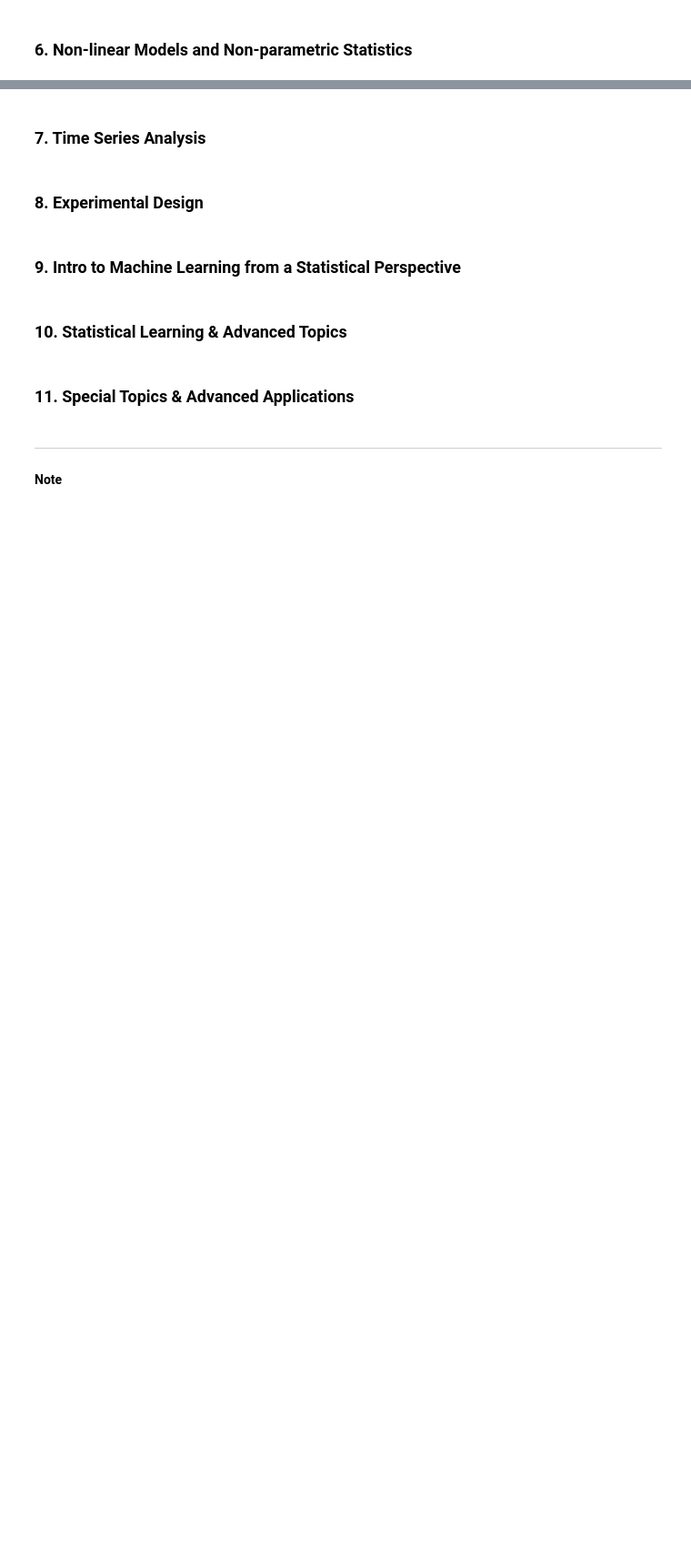
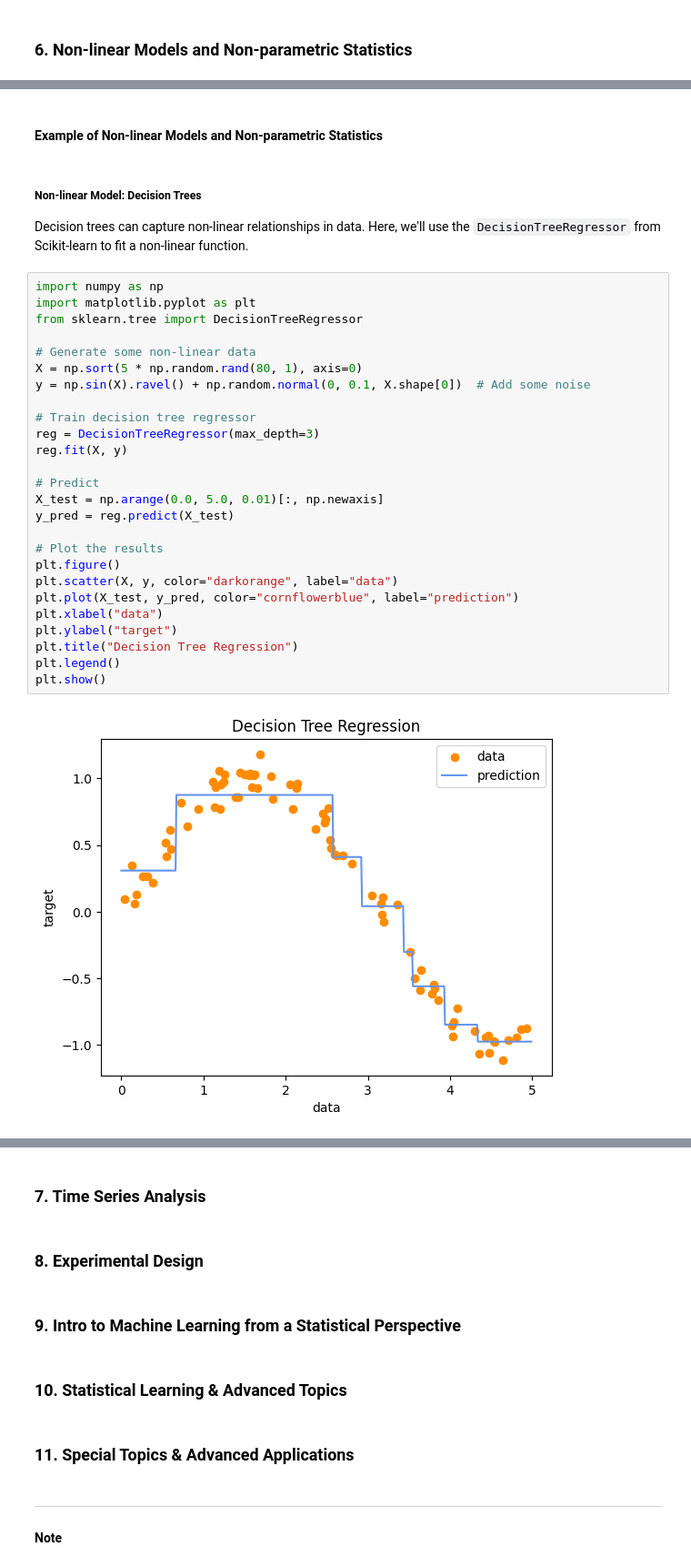
Before and after one commit to natapone/learning_ai_by_coding, a Jupyter notebook: 1-4_statistic.ipynb, the cells around one changed output, grey strips where cells are left out. Shown at 91% size. Saved outputs shown, nothing was run; the diff lists cells and outputs as text; blank space fills up the shorter version.

Commit message:
non linear model

```diff
--- a/1-4_statistic.ipynb
+++ b/1-4_statistic.ipynb
@@ -1623,0 +1775,34 @@ Here,
+# %% [markdown]
+#### Example of Non-linear Models and Non-parametric Statistics
+# %% [markdown]
+##### Non-linear Model: Decision Trees
+
+Decision trees can capture non-linear relationships in data. Here, we'll use the `DecisionTreeRegressor` from Scikit-learn to fit a non-linear function.
+# %%
+import numpy as np
+import matplotlib.pyplot as plt
+from sklearn.tree import DecisionTreeRegressor
+
+# Generate some non-linear data
+X = np.sort(5 * np.random.rand(80, 1), axis=0)
+y = np.sin(X).ravel() + np.random.normal(0, 0.1, X.shape[0])  # Add some noise
+
+# Train decision tree regressor
+reg = DecisionTreeRegressor(max_depth=3)
+reg.fit(X, y)
+
+# Predict
+X_test = np.arange(0.0, 5.0, 0.01)[:, np.newaxis]
+y_pred = reg.predict(X_test)
+
+# Plot the results
+plt.figure()
+plt.scatter(X, y, color="darkorange", label="data")
+plt.plot(X_test, y_pred, color="cornflowerblue", label="prediction")
+plt.xlabel("data")
+plt.ylabel("target")
+plt.title("Decision Tree Regression")
+plt.legend()
+plt.show()
+# %% [output]
+[figure, added]
```
Also changed, not shown: parts of 9 cells of this notebook.
